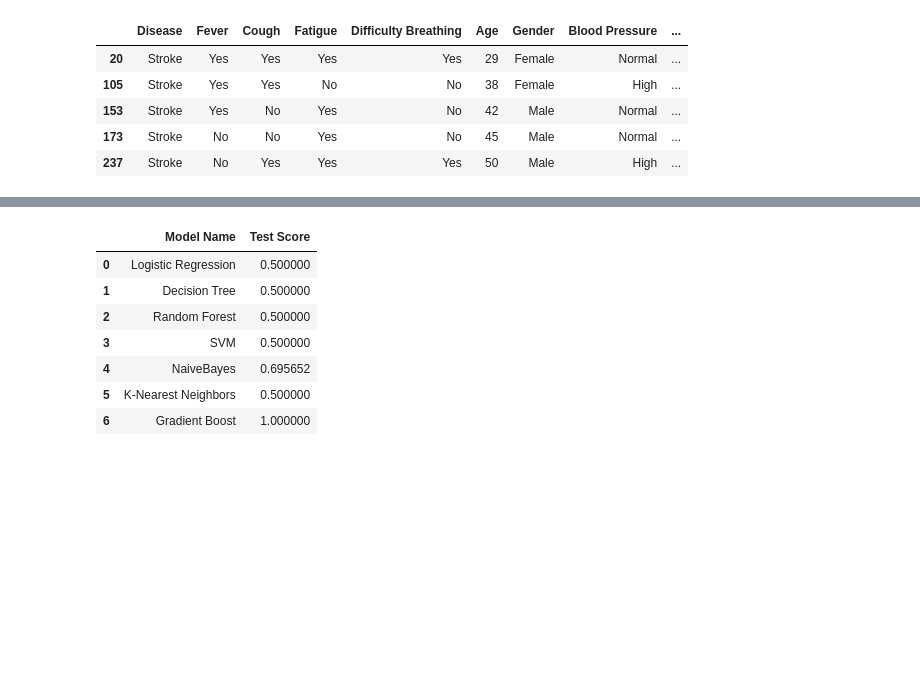
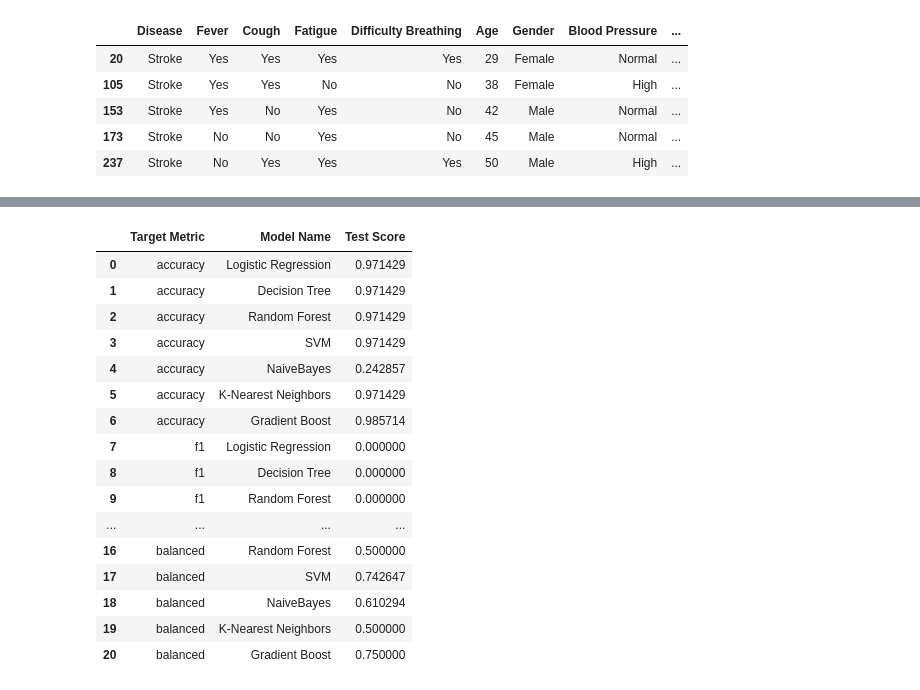
Before and after one commit to aminteer/ucbintroslsupervisedlearningfinal, a Jupyter notebook: healthdatanalysis.ipynb, the cells around one changed output, grey strips where cells are left out. Cells and saved outputs as stored; diff of their text form; code cells hidden in the pictures; blank space fills up the shorter version.

Commit message:
target metric and grid search improvements

```diff
--- a/healthdatanalysis.ipynb
+++ b/healthdatanalysis.ipynb
@@ -435,5 +449,5 @@ for i in change_col:
 X = df.drop(columns = 'TPStrokeOutcome') #features
 y = df['TPStrokeOutcome'] #labels
 
-#create training and test data
-x_train, x_test, y_train, y_test = train_test_split(X, y, train_size = 0.80, random_state = 4321)
+#create training and test data, since highly imbalanced data set, try to ensure good sampling of postive outcomes with the stratify parameter
+x_train, x_test, y_train, y_test = train_test_split(X, y, train_size = 0.80, random_state = 4321, stratify=y)
@@ -466,7 +484,7 @@ models_config = {'Logistic Regression':
 
               'SVM':
               {"model": svm.SVC(),
-               "params": {f"{mr}kernel": ['linear', 'poly', 'rbf', 'sigmoid'],f"{mr}gamma": ["auto","scale"]}
+               "params": {f"{mr}kernel": ['linear', 'poly', 'rbf', 'sigmoid'],f"{mr}gamma": ["auto","scale"], f"{mr}class_weight": ["balanced"]}
               },
 
               'NaiveBayes' :
@@ -563,17 +592,30 @@ pd.DataFrame(best_model_details)
 # %%
 #run best model on test data
 test_model = []
 
 for model_name, model in best_model.items():
-    test_model.append({"Model Name": model_name, "Test Score": model.score(x_test, y_test)})
+    name_metric = model_name.split('_')
+    metric = name_metric[1]
+    name = name_metric[0]
+    test_model.append({"Target Metric": metric, "Model Name": name, "Test Score": model.score(x_test, y_test)})
 
-pd.DataFrame(test_model)
+test_models = pd.DataFrame(test_model)
+pd.DataFrame(test_models)
 # %% [output]
-|  | Model Name | Test Score |
-| 0 | Logistic Regression | 0.500000 |
-| 1 | Decision Tree | 0.500000 |
-| 2 | Random Forest | 0.500000 |
-| 3 | SVM | 0.500000 |
-| 4 | NaiveBayes | 0.695652 |
-| 5 | K-Nearest Neighbors | 0.500000 |
-| 6 | Gradient Boost | 1.000000 |
+|  | Target Metric | Model Name | Test Score |
+| 0 | accuracy | Logistic Regression | 0.971429 |
+| 1 | accuracy | Decision Tree | 0.971429 |
+| 2 | accuracy | Random Forest | 0.971429 |
+| 3 | accuracy | SVM | 0.971429 |
+| 4 | accuracy | NaiveBayes | 0.242857 |
+| 5 | accuracy | K-Nearest Neighbors | 0.971429 |
+| 6 | accuracy | Gradient Boost | 0.985714 |
+| 7 | f1 | Logistic Regression | 0.000000 |
+| 8 | f1 | Decision Tree | 0.000000 |
+| 9 | f1 | Random Forest | 0.000000 |
+| ... | ... | ... | ... |
+| 16 | balanced | Random Forest | 0.500000 |
+| 17 | balanced | SVM | 0.742647 |
+| 18 | balanced | NaiveBayes | 0.610294 |
+| 19 | balanced | K-Nearest Neighbors | 0.500000 |
+| 20 | balanced | Gradient Boost | 0.750000 |
```
Also changed, not shown: parts of 11 cells of this notebook.
